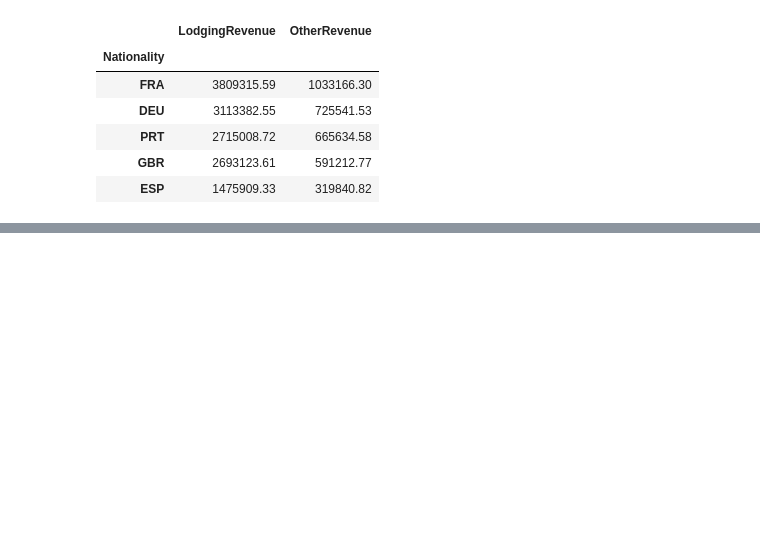
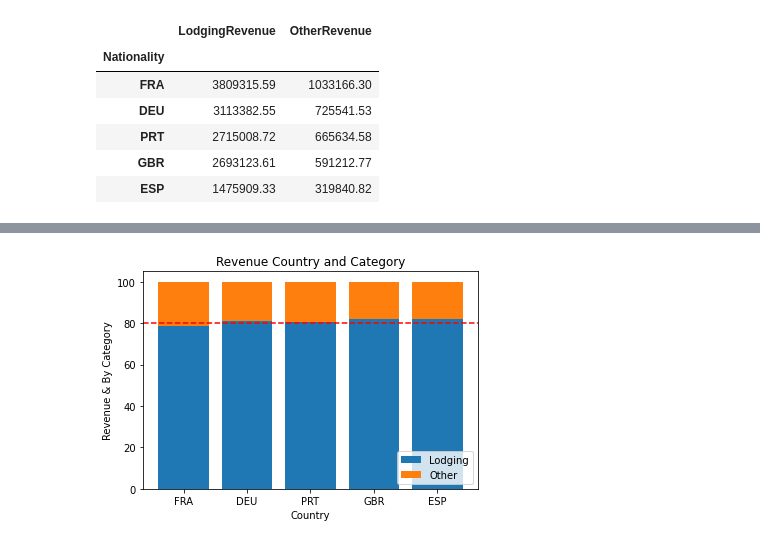
Before and after one commit to naruhikohama/dataviz-python, a Jupyter notebook: assignments.ipynb, the cells around one changed output, grey strips where cells are left out. Cells and saved outputs as stored; diff of their text form; code cells hidden in the pictures; blank space fills up the shorter version.

```diff
--- a/assignments.ipynb
+++ b/assignments.ipynb
@@ -169,0 +194,27 @@ countries_subset.head()
+# %%
+fig, ax = plt.subplots()
+
+ax.bar(
+    countries,
+    countries_subset_pcts['LodgingRevenue'],
+    label = 'Lodging'
+)
+
+ax.bar(
+    countries,
+    countries_subset_pcts['OtherRevenue'],
+    label = 'Other',
+    bottom = countries_subset_pcts['LodgingRevenue']
+)
+
+ax.axhline(80, 0, 1, c = 'red', ls = '--')
+
+ax.set_title('Revenue Country and Category')
+ax.set_ylabel('Revenue & By Category')
+ax.set_xlabel('Country')
+
+ax.legend(loc = 'lower right')
+
+plt.show()
+# %% [output]
+[figure, added]
```
Also changed, not shown: parts of 3 cells of this notebook, 1 other file.
